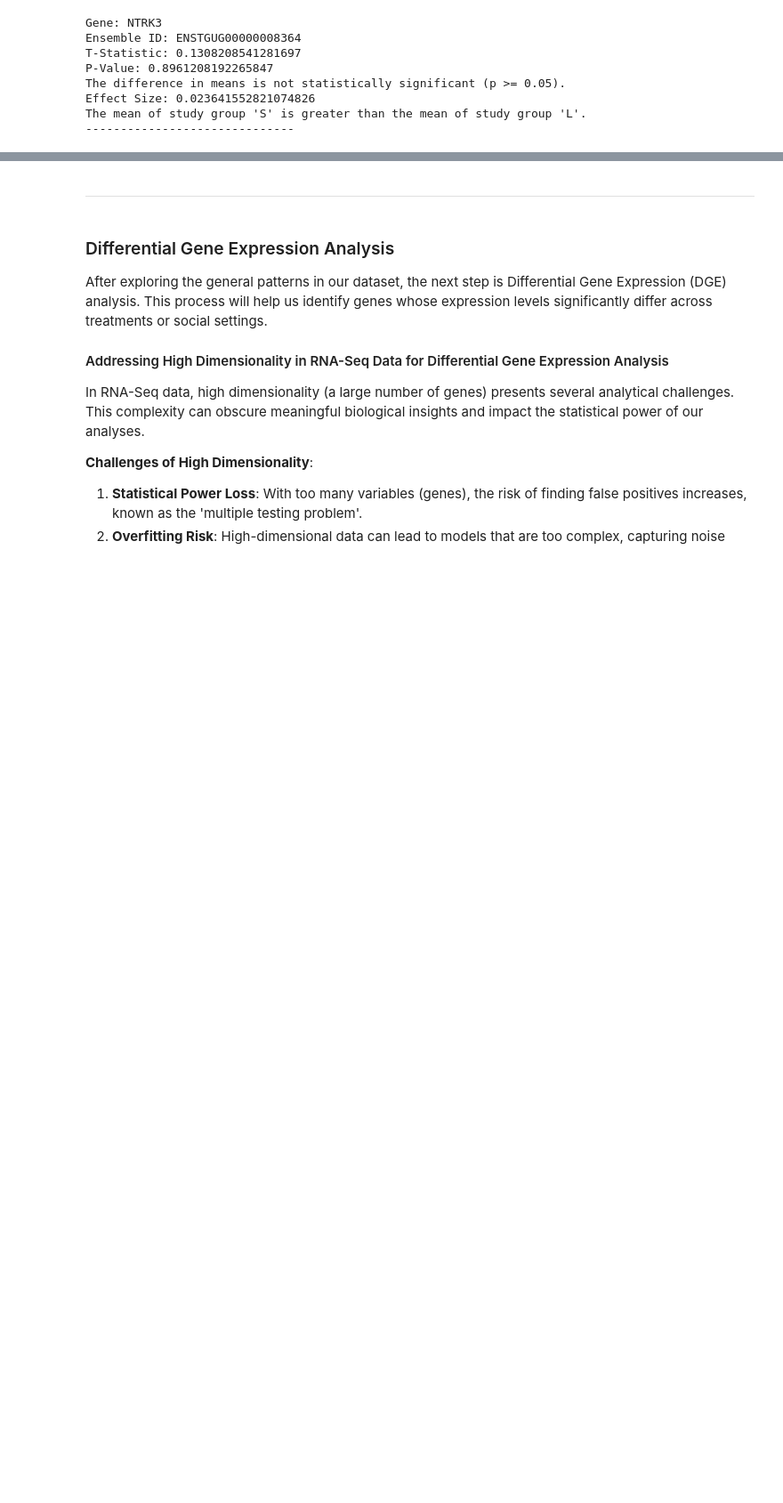
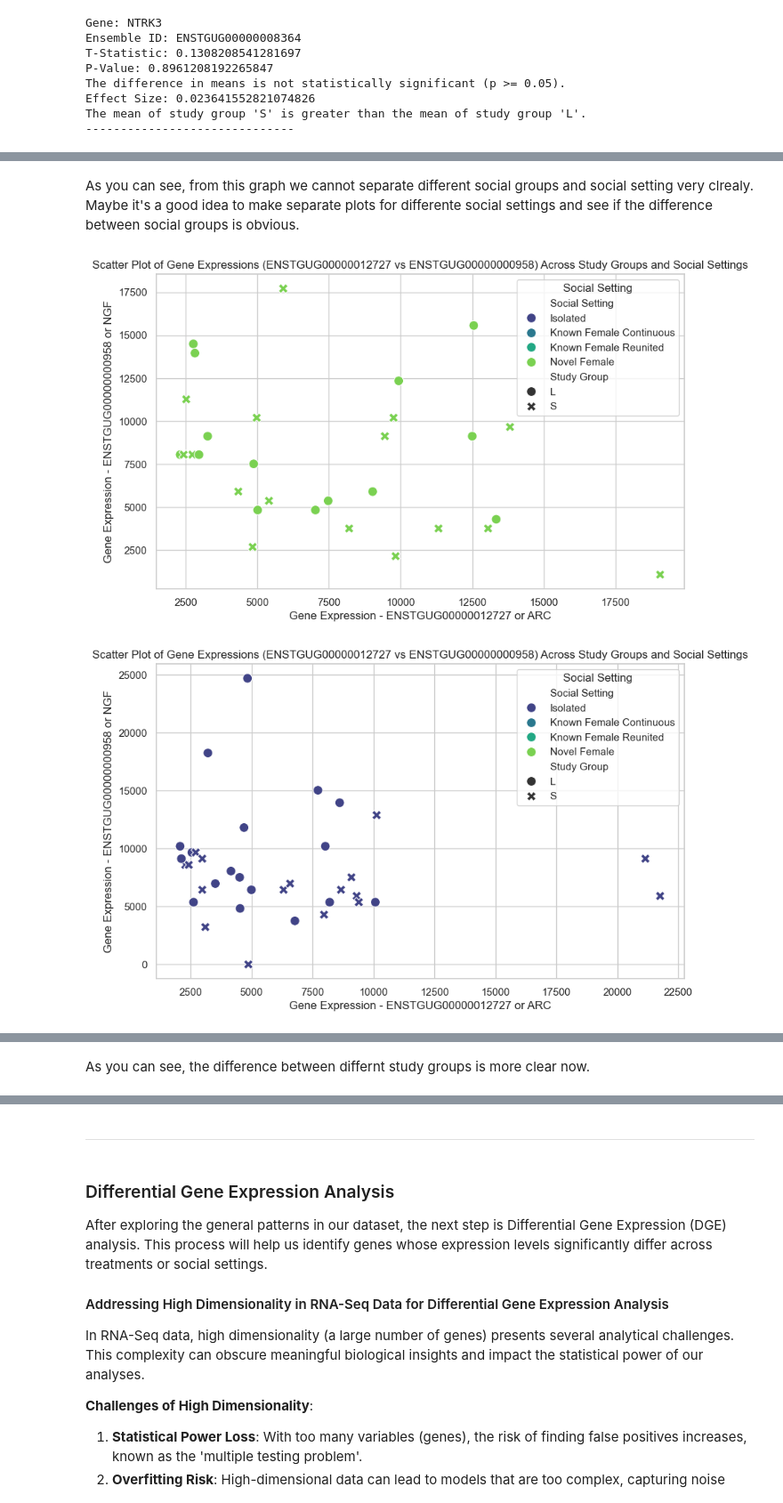
Before and after one commit to Sinanmz/BioinformaticsProject, a Jupyter notebook: tasks/the-songbird-study/SongBirdStudy.ipynb, the cells around one changed output, grey strips where cells are left out. Shown at 89% size. Cells and saved outputs as stored; diff of their text form; code cells hidden in the pictures; blank space fills up the shorter version.

```diff
--- a/tasks/the-songbird-study/SongBirdStudy.ipynb
+++ b/tasks/the-songbird-study/SongBirdStudy.ipynb
@@ -949,0 +1170,9 @@ The mean of study group 'S' is greater than the mean of study group 'L'.
+# %% [markdown]
+As you can see, from this graph we cannot separate different social groups and social setting very clrealy. Maybe it's a good idea to make separate plots for differente social settings and see if the difference between social groups is obvious.
+# %%
+for social_setting in df['social_settting'].unique():
+    df_c = df[df['social_settting'] == social_setting]
+    make_scatter_plot(df_c, 'Arc', 'NGF')
+# %% [output]
+[figure, added]
+[figure, added]
@@ -950,3 +1181,5 @@ The mean of study group 'S' is greater than the mean of study group 'L'.
+# %% [markdown]
+As you can see, the difference between differnt study groups is more clear now.
 # %% [markdown]
 ### Reflecting on Visualizations to Extract Key Insights
 
```
Also changed, not shown: parts of 51 cells of this notebook, 1 other file.
